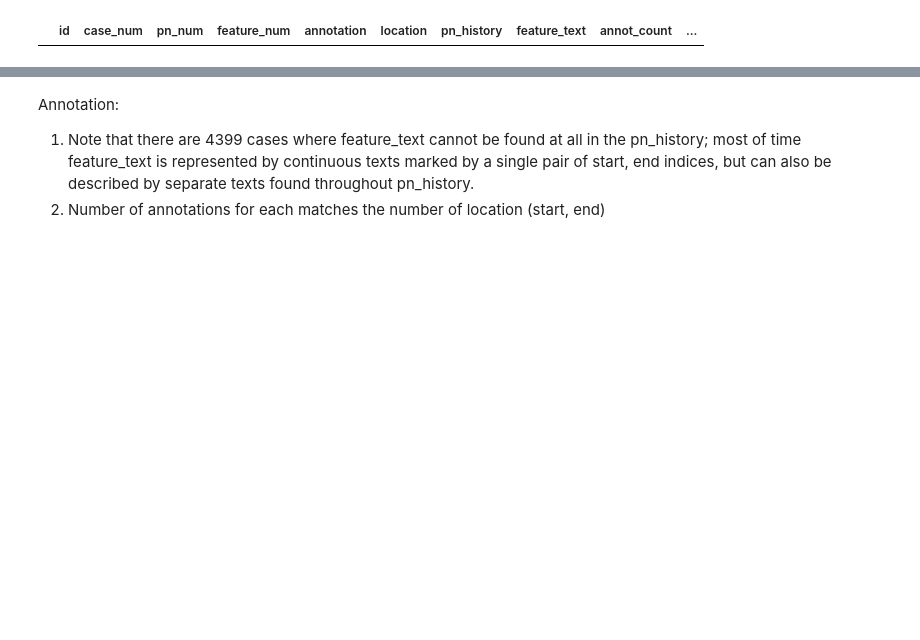
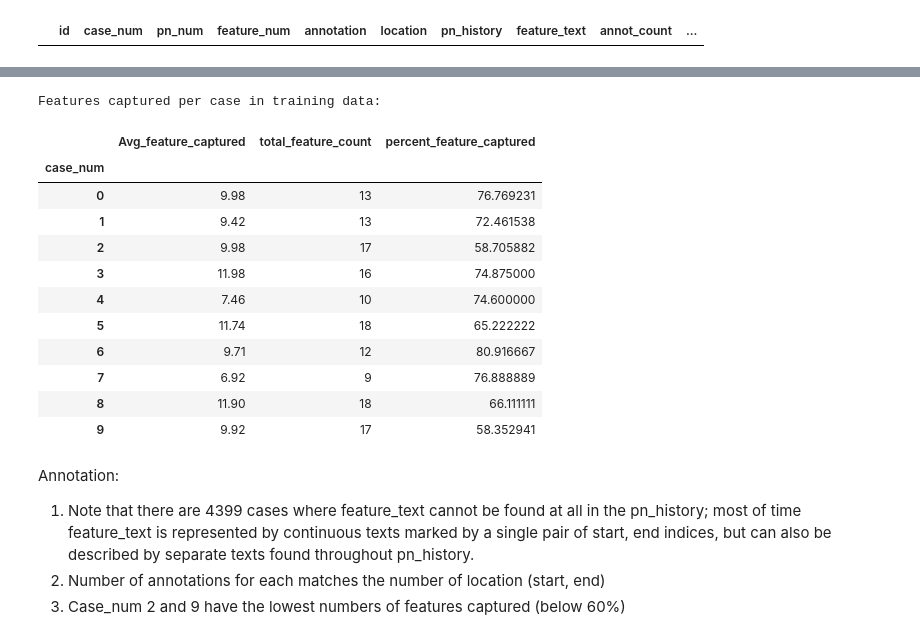
Before and after one commit to jsqzhu/nbme, a Jupyter notebook: 01-NBME-EDA.ipynb, the cells around one changed output, grey strips where cells are left out. Cells and saved outputs as stored; diff of their text form; code cells hidden in the pictures; blank space fills up the shorter version.

```diff
--- a/01-NBME-EDA.ipynb
+++ b/01-NBME-EDA.ipynb
@@ -269,7 +226,30 @@ data[data['annot_count']==0].head()
+# %%
+print('Features captured per case in training data:')
+average_feature_captured = data[data['annot_count']!=0].groupby(['case_num','pn_num'])['feature_num'].nunique().groupby(['case_num']).mean()
+total_feature_count = df_feature.groupby(['case_num'])['feature_text'].count()
+
+pd.DataFrame({'Avg_feature_captured':average_feature_captured,
+             'total_feature_count':total_feature_count,
+             'percent_feature_captured': 100*average_feature_captured/total_feature_count})
+# %% [output]
+Features captured per case in training data:
+|  | Avg_feature_captured | total_feature_count | percent_feature_captured |
+| case_num |  |  |  |
+| 0 | 9.98 | 13 | 76.769231 |
+| 1 | 9.42 | 13 | 72.461538 |
+| 2 | 9.98 | 17 | 58.705882 |
+| 3 | 11.98 | 16 | 74.875000 |
+| 4 | 7.46 | 10 | 74.600000 |
+| 5 | 11.74 | 18 | 65.222222 |
+| 6 | 9.71 | 12 | 80.916667 |
+| 7 | 6.92 | 9 | 76.888889 |
+| 8 | 11.90 | 18 | 66.111111 |
+| 9 | 9.92 | 17 | 58.352941 |
 # %% [markdown]
 Annotation:
 1. Note that there are 4399 cases where feature_text cannot be found at all in the pn_history; most of time feature_text is represented by continuous texts marked by a single pair of start, end indices, but can also be described by separate texts found throughout pn_history.
 2. Number of annotations for each matches the number of location (start, end)
+3. Case_num 2 and 9 have the lowest numbers of features captured (below 60%)
 # %%
 #visualize the annotation
 #length of the annotation
```
Also changed, not shown: parts of 8 cells of this notebook.
